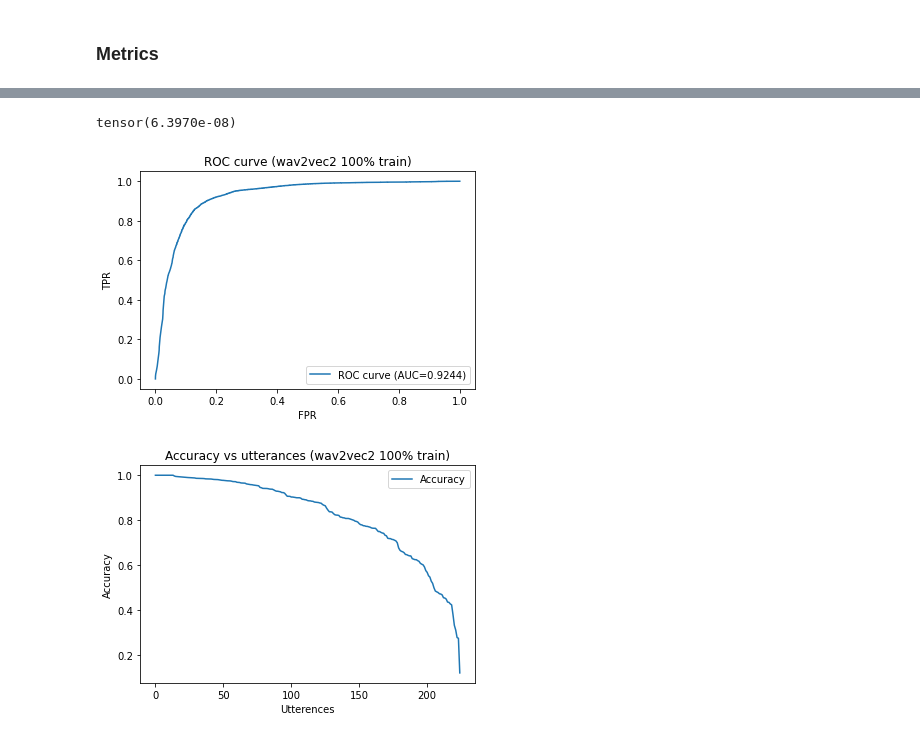
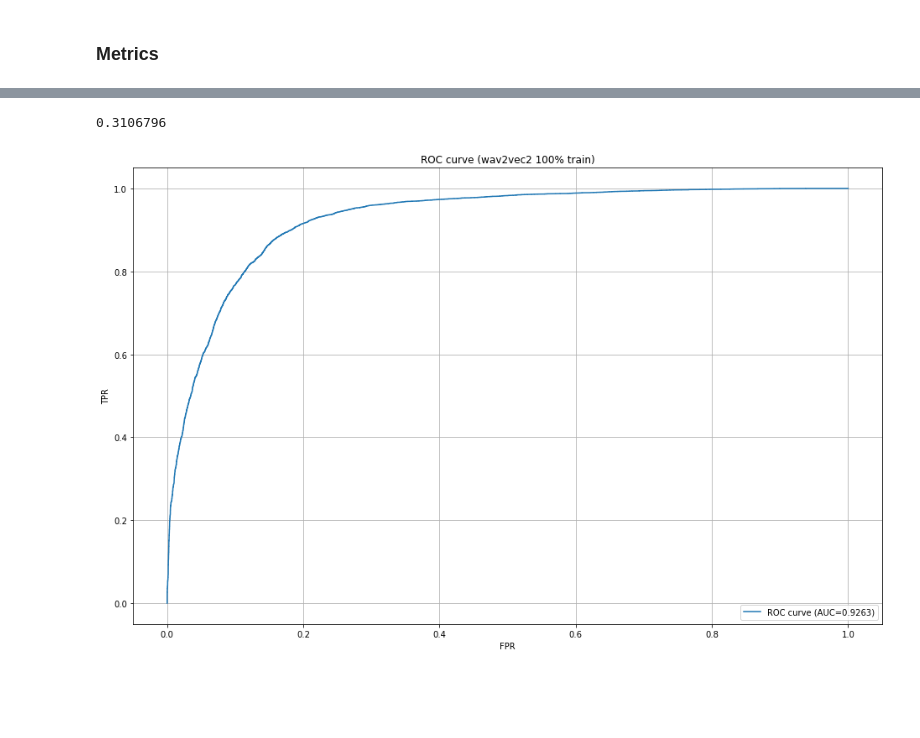
Before and after one commit to GeoffreyFrost/code-switched-language-diarization, a Jupyter notebook: notebooks/model_tinker.ipynb, the cells around one changed output, grey strips where cells are left out. Saved outputs shown, nothing was run; the diff lists cells and outputs as text; code cells hidden in the pictures; blank space fills up the shorter version.

```diff
--- a/notebooks/model_tinker.ipynb
+++ b/notebooks/model_tinker.ipynb
@@ -130,4 +142,8 @@ model = LitCSDetector("base")
+# %%
+model = LitCSDetector("xlsr", label_smoothing=0.0)
 # %%
+from models.lit_cs_detector import BackboneFinetuning
+
 # Callbacks
 learning_rate_callback = LearningRateMonitor(logging_interval='step')
 checkpoint_callback = ModelCheckpoint(monitor='val/val_acc',
@@ -137,8 +153,17 @@ checkpoint_callback = ModelCheckpoint(monitor='val/val_acc',
                                         save_last=True,
                                         mode='max'
                                         )
-callbacks = [learning_rate_callback, checkpoint_callback]
+unfreeze_at_epoch = 1
+# fe_freeze_unfreeze_callback = FeatureExtractorFreezeUnfreeze(unfreeze_at_epoch=unfreeze_at_epoch)
+backbone_finetuning_callback = BackboneFinetuning(unfreeze_at_epoch, lambda epoch: 2)
+callbacks = [learning_rate_callback, checkpoint_callback, backbone_finetuning_callback]
+# callbacks = [learning_rate_callback, checkpoint_callback]
+
 
 # Logger
 tb_logger = pl_loggers.TensorBoardLogger(save_dir="../logs/")
-trainer = pl.Trainer(logger=tb_logger, callbacks=callbacks, max_epochs=32, gpus=1, gradient_clip_val=0.5, accumulate_grad_batches=8, log_every_n_steps=100, precision=16)
+# trainer = pl.Trainer(logger=tb_logger, callbacks=callbacks, max_epochs=16, gpus=1, gradient_clip_val=0.5, accumulate_grad_batches=8, log_every_n_steps=100, precision=16)
+trainer = pl.Trainer(logger=tb_logger, callbacks=callbacks, max_epochs=16, gpus=1, gradient_clip_val=0.5, accumulate_grad_batches=32, log_every_n_steps=100, precision=32)
+
+model.hparams.learning_rate = 1e-4
+trainer.fit(model, train_dataloader, dev_dataloader)
@@ -184,7 +202,8 @@ from tqdm import tqdm
 import matplotlib.pyplot as plt
 import numpy as np
 # %%
-model = LitCSDetector.load_from_checkpoint("/home/geoff/Documents/penguin/logs/lightning_logs/version_0/checkpoints/26-0.00-0.00.ckpt", model="base").cuda()
+model_path = "/home/geoff/Documents/penguin/logs/lightning_logs/version_5/checkpoints/13-0.00-0.00.ckpt"
+model = LitCSDetector.load_from_checkpoint(model_path, model="base").cuda()
 model.eval()
 preds = []
 lengths = []
@@ -205,10 +227,15 @@ with torch.no_grad():
 unbatched_preds = []
 unbatched_labels = []
 unbatched_wavs = []
+unbatched_lengths = []
 for i, pred_batch in enumerate(preds):
     for j, pred in enumerate(pred_batch):
         unbatched_preds.append(F.softmax(pred[:int(lengths[i][j])], dim=-1))
-        unbatched_labels.append(labels[i][j][:int(lengths[i][j])])
+        if len(labels[i].size()) > 1:
+            unbatched_labels.append(labels[i][j][:int(lengths[i][j])])
+        else:
+            unbatched_labels.append(labels[i][:int(lengths[i][j])])
+        unbatched_lengths.append(int(lengths[i][j]))
         unbatched_wavs.append(wavs[i][j])
 # %%
 #accuracy = (torch.cat(unbatched_preds).argmax(dim=-1) == torch.cat(unbatched_labels)).sum().float()/float(torch.cat(unbatched_labels).size(0))
@@ -227,10 +254,6 @@ tensor(0.8666)
 per_utt_acc = [(preds.argmax(dim=-1)==unbatched_labels[i]).sum().float()/float(unbatched_labels[i].size(0)) for i, preds in enumerate(unbatched_preds)]
 auc = FM.auroc(torch.cat(unbatched_preds)[:,1], torch.cat(unbatched_labels))
 fpr, tpr, thresh = FM.roc(torch.cat(unbatched_preds)[:,1], torch.cat(unbatched_labels))
-# %%
-torch.cat(unbatched_preds)[:,1].min()
-# %% [output]
-tensor(6.3970e-08)
 # %%
 per_utt_acc = np.array(per_utt_acc)
 
@@ -239,4 +263,8 @@ per_utt_acc_sorted = per_utt_acc[idxs]
 line_75 = int(len(per_utt_acc_sorted)*0.25)
+# %%
+per_utt_acc[idxs[3]]
+# %% [output]
+0.3106796
 # %%
 # save some bad wavs
 from scipy.io import wavfile
@@ -248,22 +275,14 @@ for i in range(4):
 # %%
+from matplotlib.pyplot import figure
+figure(figsize=(16, 10))
+
 plt.plot(fpr, tpr, label=f'ROC curve (AUC={auc:.4f})')
 
-plt.legend()
+plt.legend(loc='lower right')
 plt.title("ROC curve (wav2vec2 100% train)")
 plt.ylabel("TPR")
 plt.xlabel("FPR")
-
-plt.savefig('../figs/roc_wav2vec2_base_100_trn.jpeg')
+plt.grid()
+#plt.savefig('../figs/roc_wav2vec2_base_100_trn.jpeg', dpi=500)
 # %% [output]
-[figure, old version]
+[figure, new version]
-# %%
-plt.plot(np.flip(per_utt_acc_sorted), label="Accuracy")
-
-plt.legend()
-plt.title("Accuracy vs utterances (wav2vec2 100% train)")
-plt.ylabel("Accuracy")
-plt.xlabel("Utterences")
-
-plt.savefig('../figs/acc_v_utt_wav2vec2_base_100_trn.jpeg')
-# %% [output]
-[figure, removed]
```
Also changed, not shown: parts of 21 cells of this notebook, 4 other files.
